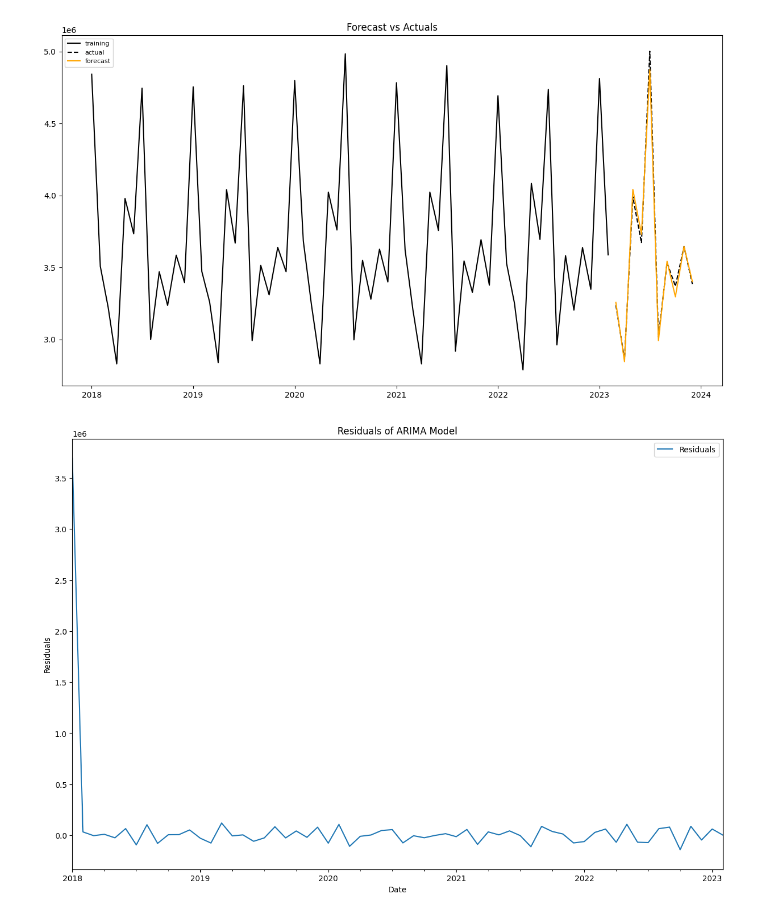
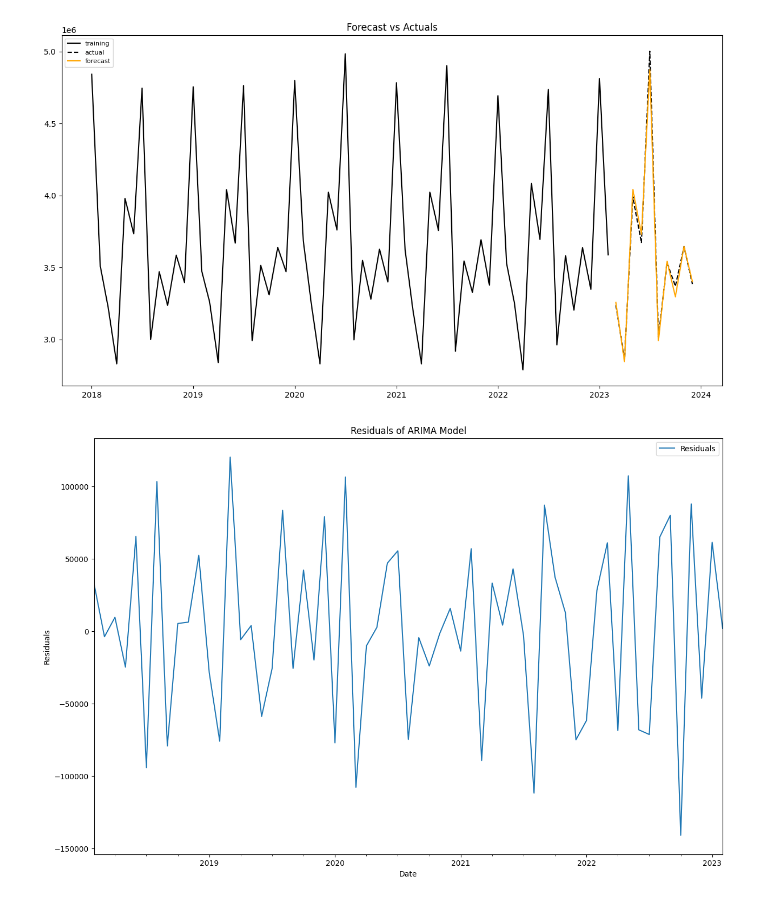
Before and after one commit to quentinepitechdigital/proj-spe, a Jupyter notebook: main.ipynb, the cells around one changed output. Cells and saved outputs as stored; diff of their text form; code cells hidden in the pictures.

```diff
--- a/main.ipynb
+++ b/main.ipynb
@@ -1064,10 +1071,12 @@ plot_forecast(forecast_recons, train_recons, test_recons, lower_recons.values, u
 [figure]
 # %%
 residuals = pd.DataFrame(arima.resid, columns=['Residuals'])
+
+residuals = residuals[1:]
 
 ax = residuals.plot(title="Residuals of ARIMA Model")
 ax.set_xlabel("Date")
 ax.set_ylabel("Residuals")
 plt.show()
 # %% [output]
-[figure, old version]
+[figure, new version]
```
Also changed, not shown: parts of 6 cells of this notebook.
